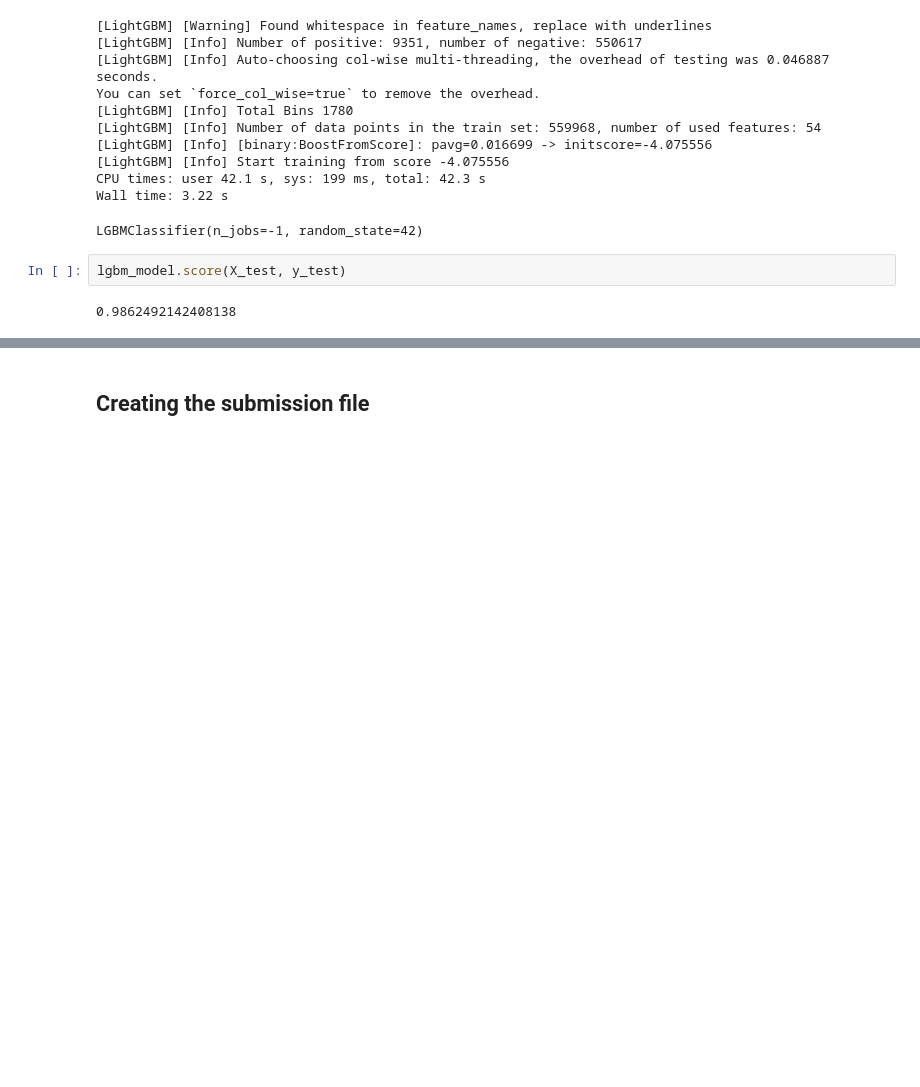
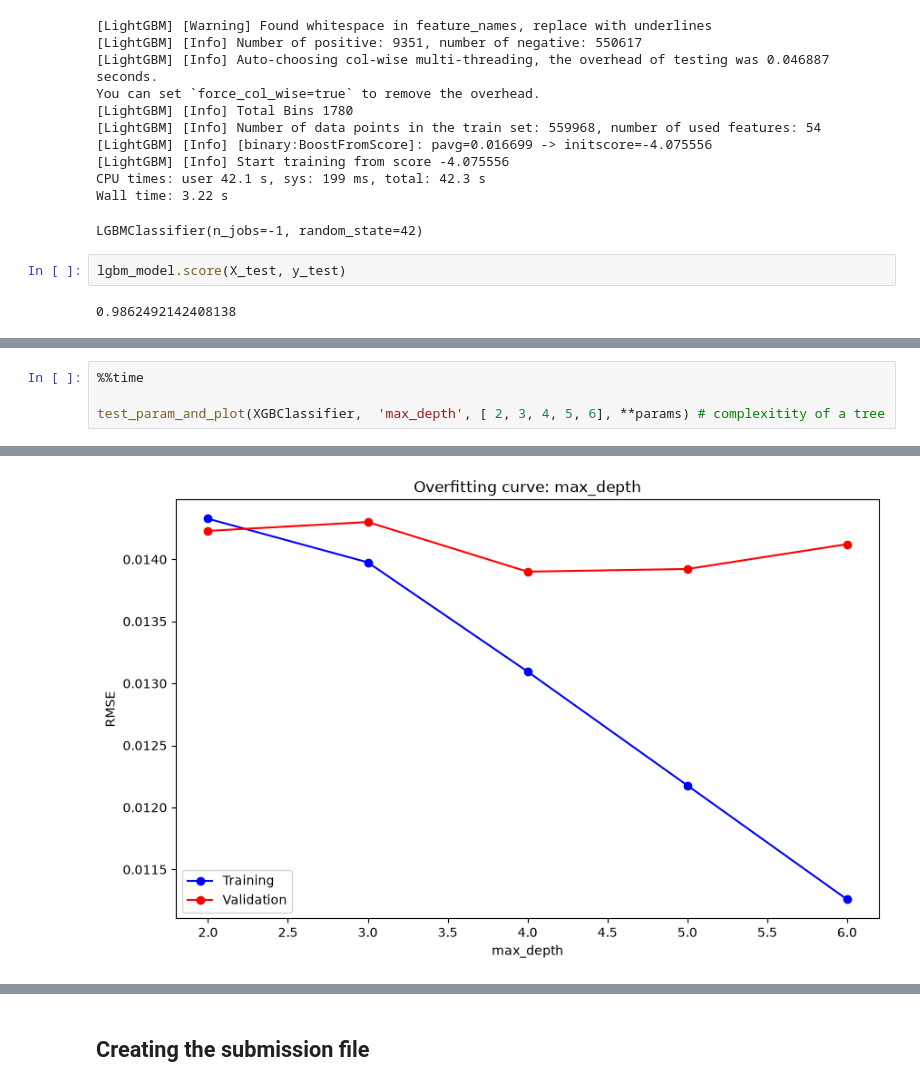
Before and after one commit to theju-bot/ml, a Jupyter notebook: 7 - predicting_credit_card_fraud.ipynb, the cells around one changed output, grey strips where cells are left out. Drawn from its saved outputs; the diff is of its cells as text; blank space fills up the shorter version.

```diff
--- a/7 - predicting_credit_card_fraud.ipynb
+++ b/7 - predicting_credit_card_fraud.ipynb
@@ -399,0 +449,5 @@ lgbm_model.score(X_test, y_test)
+# %%
+%%time
+
+test_param_and_plot(XGBClassifier,  'max_depth', [ 2, 3, 4, 5, 6], **params) # complexitity of a tree
+# %% [output]
@@ -399,0 +456 @@ lgbm_model.score(X_test, y_test)
+[figure, added]
```
Also changed, not shown: parts of 21 cells of this notebook.
